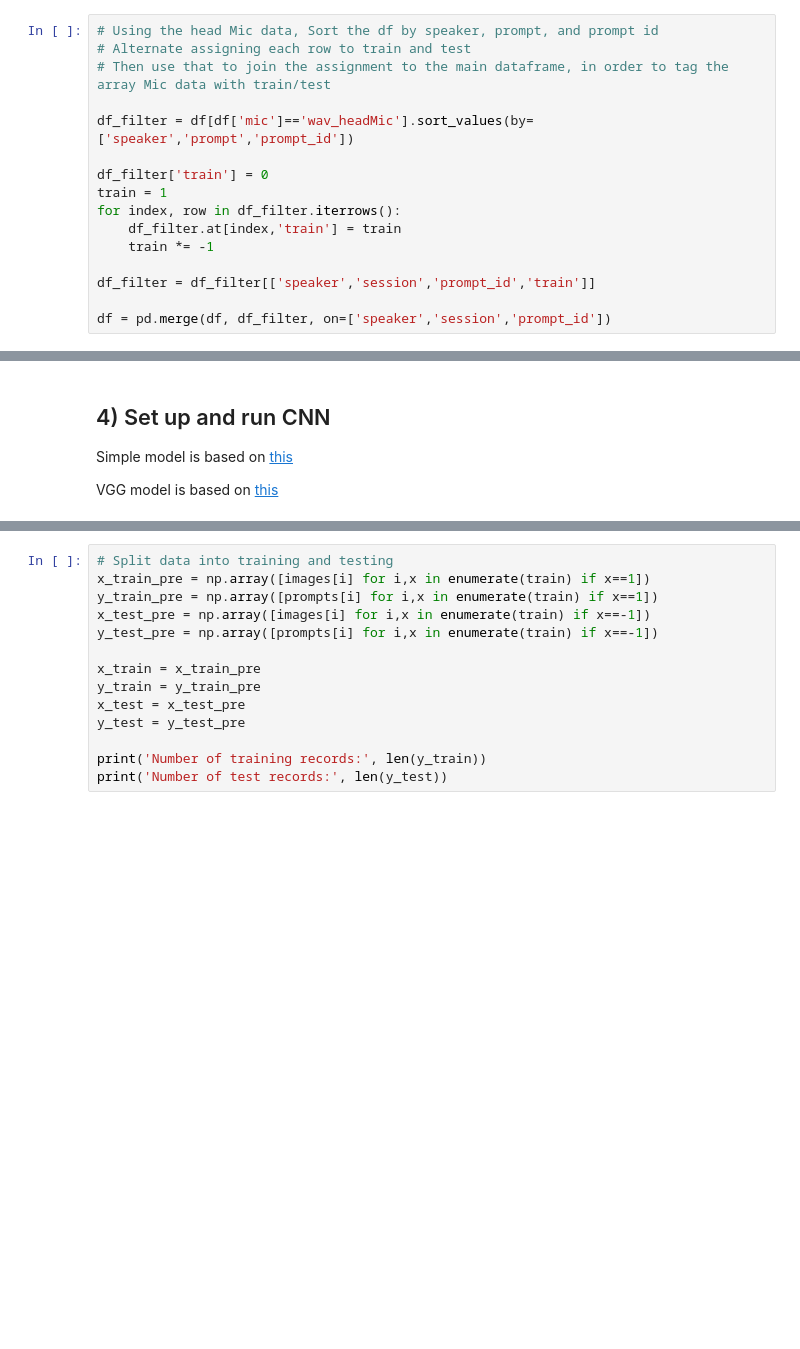
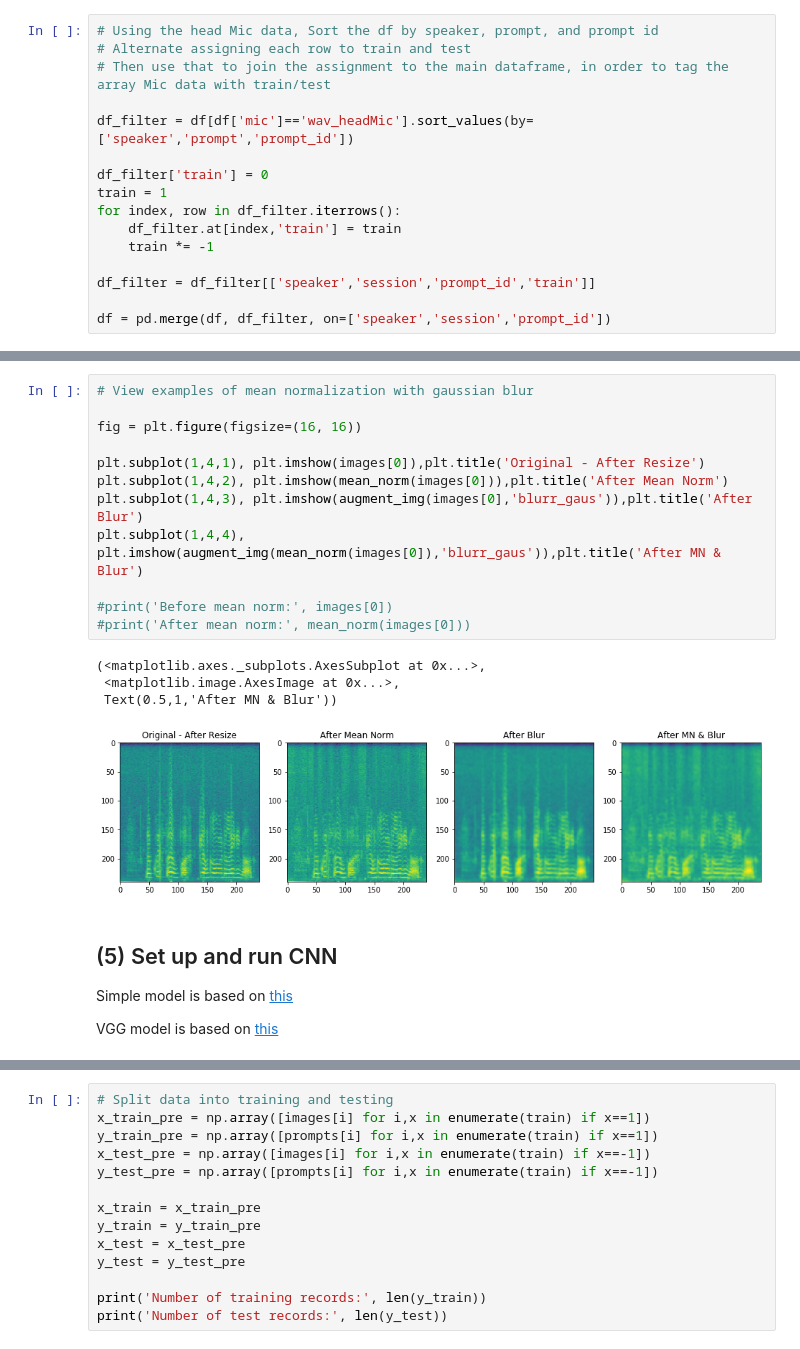
Before and after one commit to miketp333/mids_capstone, a Jupyter notebook: models/cnn.ipynb, the cells around one changed output, grey strips where cells are left out. Saved outputs shown, nothing was run; the diff lists cells and outputs as text; blank space fills up the shorter version.

```diff
--- a/models/cnn.ipynb
+++ b/models/cnn.ipynb
@@ -311,5 +303,22 @@ for p in range(4):
+# %%
+# View examples of mean normalization with gaussian blur
+
+fig = plt.figure(figsize=(16, 16))
+
+plt.subplot(1,4,1), plt.imshow(images[0]),plt.title('Original - After Resize')
+plt.subplot(1,4,2), plt.imshow(mean_norm(images[0])),plt.title('After Mean Norm')
+plt.subplot(1,4,3), plt.imshow(augment_img(images[0],'blurr_gaus')),plt.title('After Blur')
+plt.subplot(1,4,4), plt.imshow(augment_img(mean_norm(images[0]),'blurr_gaus')),plt.title('After MN & Blur')
+
+#print('Before mean norm:', images[0])
+#print('After mean norm:', mean_norm(images[0]))
+# %% [output]
+(<matplotlib.axes._subplots.AxesSubplot at 0x...>,
+ <matplotlib.image.AxesImage at 0x...>,
+ Text(0.5,1,'After MN & Blur'))
+[figure, added]
 # %% [markdown]
-## 4) Set up and run CNN
+## (5) Set up and run CNN
 
 Simple model is based on [this](https://adventuresinmachinelearning.com/keras-tutorial-cnn-11-lines/)
 
```
Also changed, not shown: parts of 35 cells of this notebook, 1 other file.
